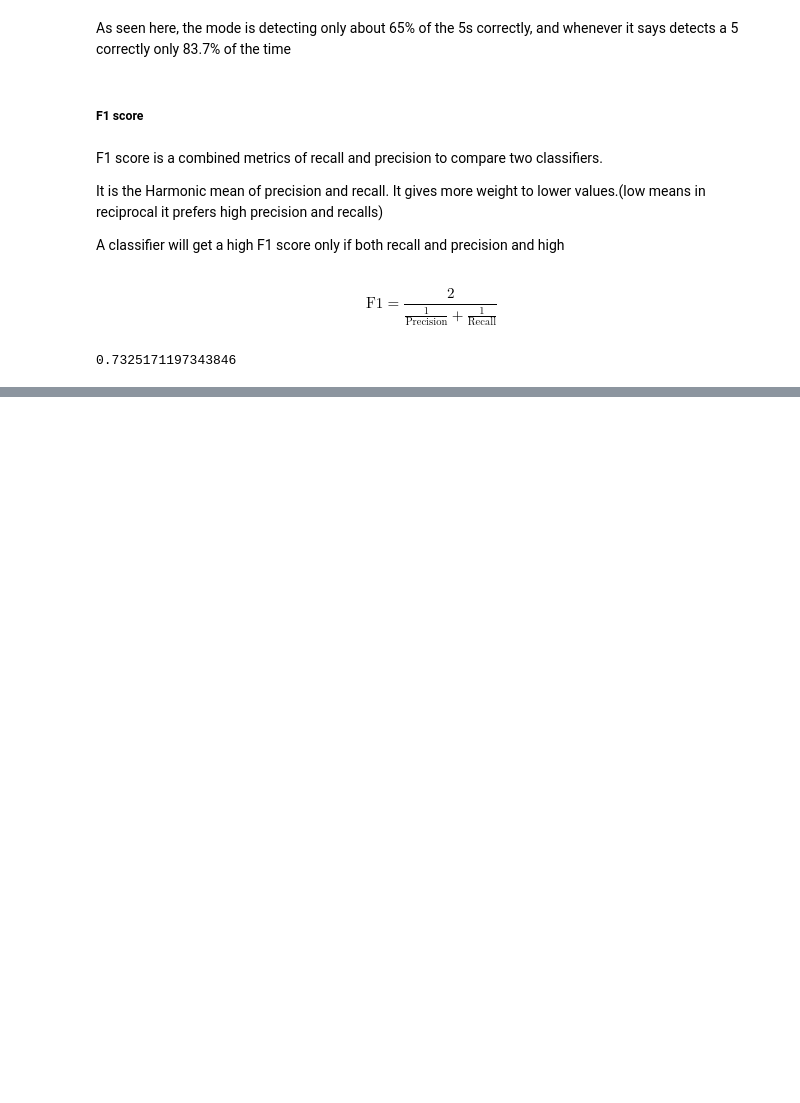
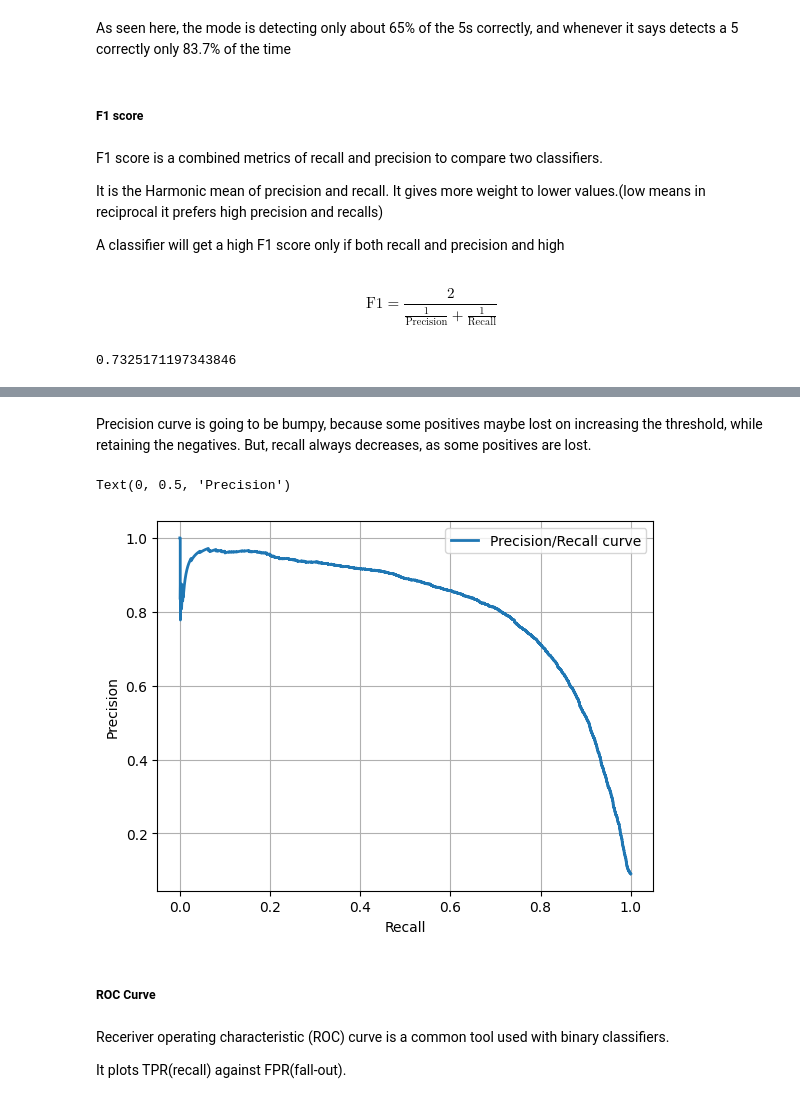
Before and after one commit to Peddinti-Sriram-Bharadwaj/gate_ml, a Jupyter notebook: classification/Classification.ipynb, the cells around one changed output, grey strips where cells are left out. Drawn from its saved outputs; the diff is of its cells as text; code cells hidden in the pictures; blank space fills up the shorter version.

```diff
--- a/classification/Classification.ipynb
+++ b/classification/Classification.ipynb
@@ -192,0 +218,17 @@ f1_score(y_train_digit, y_train_pred)
+# %% [markdown]
+Precision curve is going to be bumpy, because some positives maybe lost on increasing the threshold, while retaining the negatives. But, recall always decreases, as some positives are lost.
+# %%
+plt.plot(recalls, precisions, linewidth = 2, label = "Precision/Recall curve")
+plt.grid(True)
+plt.legend()
+plt.xlabel('Recall')
+plt.ylabel("Precision")
+# %% [output]
+Text(0, 0.5, 'Precision')
+[figure, added]
+# %% [markdown]
+##### ROC Curve
+# %% [markdown]
+Receriver operating characteristic (ROC) curve is a common tool used with binary classifiers.
+
+It plots TPR(recall) against FPR(fall-out).
```
Also changed, not shown: parts of 16 cells of this notebook, 1 other file.
